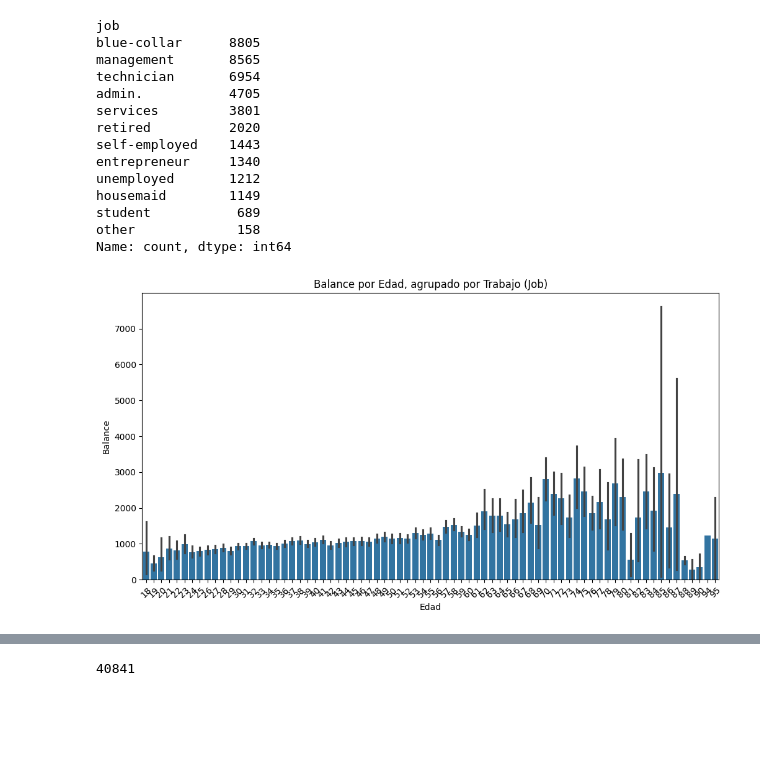
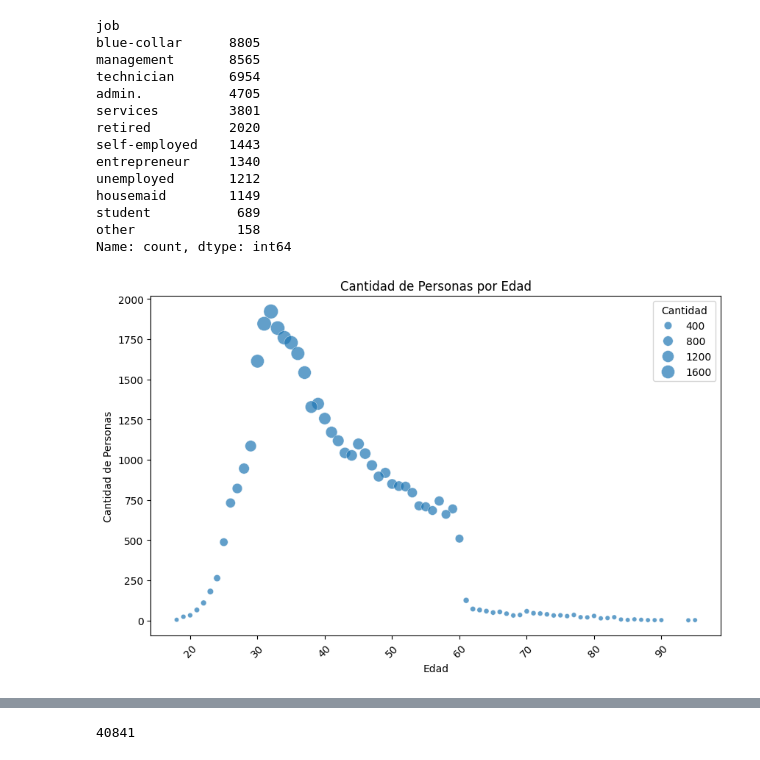
Before and after one commit to nicur32/Proyecto_Bank, a Jupyter notebook: BANK HAKATHON/hackathon.ipynb, the cells around one changed output, grey strips where cells are left out. Drawn from its saved outputs; the diff is of its cells as text; code cells hidden in the pictures; blank space fills up the shorter version.

```diff
--- a/BANK HAKATHON/hackathon.ipynb
+++ b/BANK HAKATHON/hackathon.ipynb
@@ -188,23 +188,21 @@ housemaid        1149
 student           689
 other             158
 Name: count, dtype: int64
-# %%
-import matplotlib.pyplot as plt
-import seaborn as sns
-
-# Configurar el tamaño del gráfico
-plt.figure(figsize=(12, 6))
-
-# Crear el gráfico de barras
-sns.barplot(data=df, x="age", y="balance")
-
-# Personalizar el gráfico
-plt.xticks(rotation=45)
-plt.title("Balance por Edad, agrupado por Trabajo (Job)")
-plt.xlabel("Edad")
-plt.ylabel("Balance")
-
-# Mostrar el gráfico
-plt.show()
-# %% [output]
-[figure, removed]
+# %%
+# Contar la cantidad de personas por edad
+age_counts = df["age"].value_counts().reset_index()
+age_counts.columns = ["age", "count"]
+
+# Crear gráfico de dispersión
+plt.figure(figsize=(10, 6))
+sns.scatterplot(data=age_counts, x="age", y="count", size="count", sizes=(20, 200), alpha=0.7)
+
+# Personalizar
+plt.title("Cantidad de Personas por Edad")
+plt.xlabel("Edad")
+plt.ylabel("Cantidad de Personas")
+plt.xticks(rotation=45)
+plt.legend(title="Cantidad")
+plt.show()
+# %% [output]
+[figure, added]
```
Also changed, not shown: parts of 8 cells of this notebook, 1 other file.
